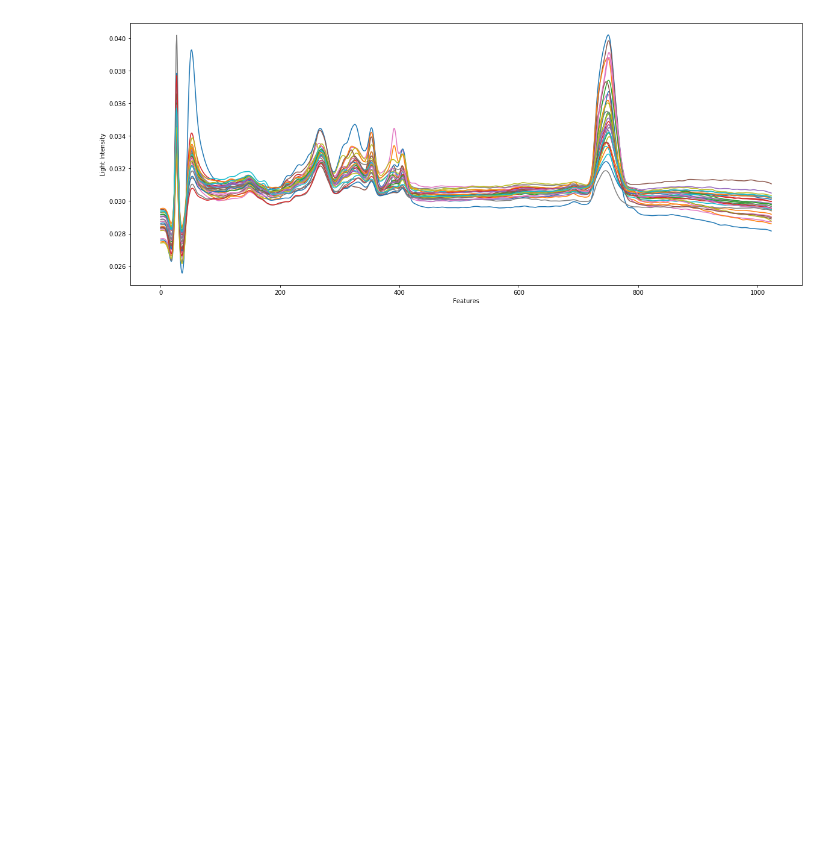
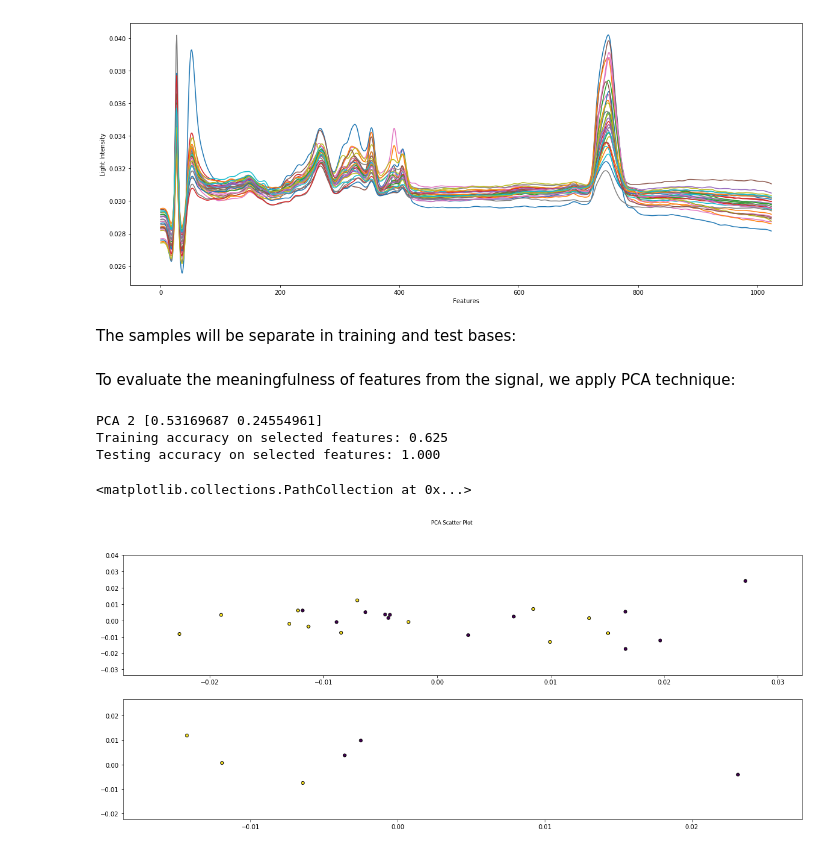
Before and after one commit to Engcompaulo/mestrado, a Jupyter notebook: disciplinas/Estudos_Especiais/notebook/FungusAnalysis.ipynb, the cells around one changed output. Cells and saved outputs as stored; diff of their text form; code cells hidden in the pictures; blank space fills up the shorter version.

```diff
--- a/disciplinas/Estudos_Especiais/notebook/FungusAnalysis.ipynb
+++ b/disciplinas/Estudos_Especiais/notebook/FungusAnalysis.ipynb
@@ -131,3 +131,58 @@ for i, (name, row) in enumerate(df3.iterrows()):
 | 29 | 0.029310 | 0.029322 | 0.029333 | 0.029342 | 0.029346 | 0.029345 | 0.029336 | 0.029315 | 0.029278 | 0.029224 | 0.029149 | ... |
 30 rows × 1024 columns
 [figure]
+# %% [markdown]
+The samples will be separate in training and test bases:
+# %%
+TRAIN_SIZE = 0.8
+
+def get_data(data):
+
+    original_data = df.values
+
+    albicans_data = np.array([data[i] for i, d in enumerate(original_data) if d[0] == 1])
+    glabrata_data = np.array([data[i] for i, d in enumerate(original_data) if d[0] == 0])
+
+    np.random.shuffle(albicans_data)
+    np.random.shuffle(glabrata_data)
+
+    x_data_training = np.concatenate((albicans_data[:int(len(albicans_data)*TRAIN_SIZE)], glabrata_data[:int(len(glabrata_data)*TRAIN_SIZE)]))
+    y_data_training = np.concatenate((np.array([1 for i in range(int(len(albicans_data)*TRAIN_SIZE))]), np.array([0 for i in range(int(len(glabrata_data)*TRAIN_SIZE))])))
+
+    x_data_test = np.concatenate((albicans_data[int(len(albicans_data)*TRAIN_SIZE):], glabrata_data[int(len(glabrata_data)*TRAIN_SIZE):]))
+    y_data_test = np.concatenate((np.array([1 for i in range(len(albicans_data) - int(len(albicans_data)*TRAIN_SIZE))]), np.array([0 for i in range(len(albicans_data) - int(len(albicans_data)*TRAIN_SIZE))])))
+
+    return x_data_training, y_data_training, x_data_test, y_data_test
+
+x_train, y_train, x_test, y_test = get_data(df3.values)
+# %% [markdown]
+To evaluate the meaningfulness of features from the signal, we apply PCA technique:
+# %%
+from sklearn import decomposition
+
+pca = decomposition.PCA(n_components=2)
+pca.fit(x_train)
+pca_x_train = pca.transform(x_train)
+
+knn = KNeighborsClassifier(n_neighbors=5)
+knn.fit(pca_x_train, y_train)
+
+print('\nPCA 2 %s' % pca.explained_variance_ratio_)
+
+y_train_pred = knn.predict(pca_x_train)
+print('Training accuracy on selected features: %.3f' % acc(y_train, y_train_pred))
+
+pca_x_test = pca.transform(x_test)
+y_test_pred = knn.predict(pca_x_test)
+print('Testing accuracy on selected features: %.3f' % acc(y_test, y_test_pred))
+
+fig, axs = plt.subplots(2, figsize=(20, 8))
+fig.suptitle("PCA Scatter Plot", fontsize='small')
+axs[0].scatter(pca_x_train[:, 0], pca_x_train[:, 1], marker='o', c=y_train, s=25, edgecolor='k')
+axs[1].scatter(pca_x_test[:, 0], pca_x_test[:, 1], marker='o', c=y_test, s=25, edgecolor='k')
+# %% [output]
+PCA 2 [0.53169687 0.24554961]
+Training accuracy on selected features: 0.625
+Testing accuracy on selected features: 1.000
+<matplotlib.collections.PathCollection at 0x...>
+[figure, added]
```
Also changed, not shown: parts of 10 cells of this notebook.
